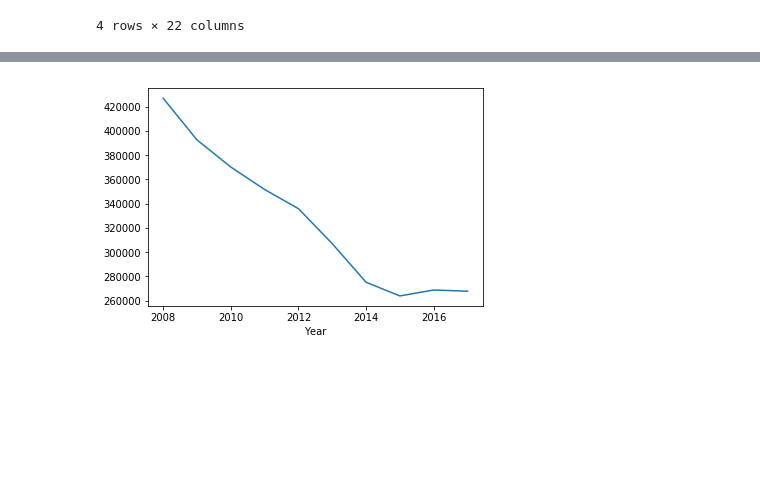
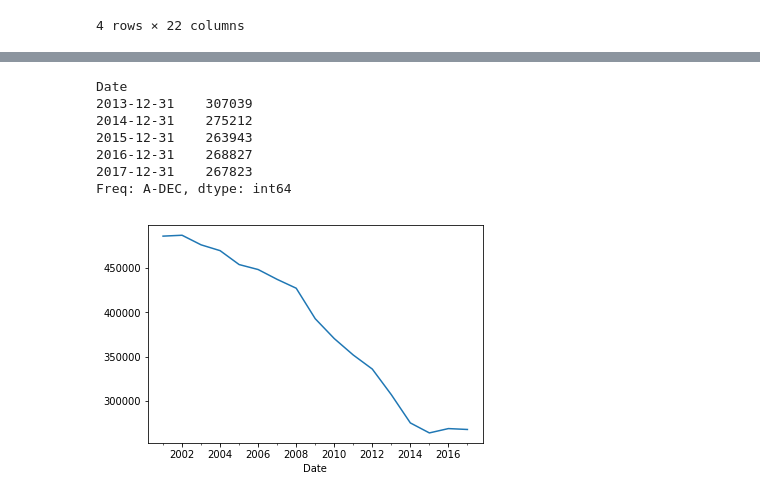
Before and after one commit to jrodolfoc/chicagocrimedata, a Jupyter notebook: Chicago_2008to2018.ipynb, the cells around one changed output, grey strips where cells are left out. Saved outputs shown, nothing was run; the diff lists cells and outputs as text; code cells hidden in the pictures; blank space fills up the shorter version.

```diff
--- a/Chicago_2008to2018.ipynb
+++ b/Chicago_2008to2018.ipynb
@@ -158,8 +138,19 @@ plt.show()
 # %%
 #Visualization of crimes by year.
-#We exclud 2018 because data is not complete for this year
-by_year = crimes.groupby([crimes.Year]).size().head(10).plot()
+#We exclude 2018 because data is not complete for this year
+yearly_crimes = crimes.resample('Y').size()[:"2017"]
+yearly_crimes.tail()
 # %% [output]
-[figure, removed]
+Date
+2013-12-31    307039
+2014-12-31    275212
+2015-12-31    263943
+2016-12-31    268827
+2017-12-31    267823
+Freq: A-DEC, dtype: int64
+# %%
+p = yearly_crimes.plot()
+# %% [output]
+[figure, added]
 # %%
 #Group crimes by month - excluding november 2018
```
Also changed, not shown: parts of 19 cells of this notebook.
